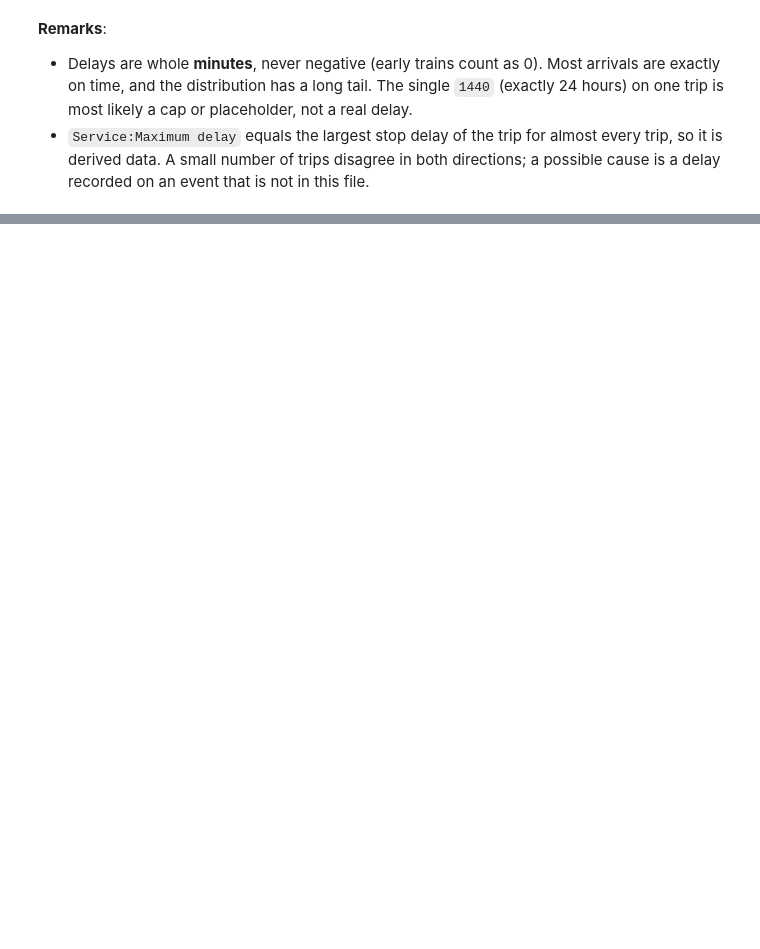
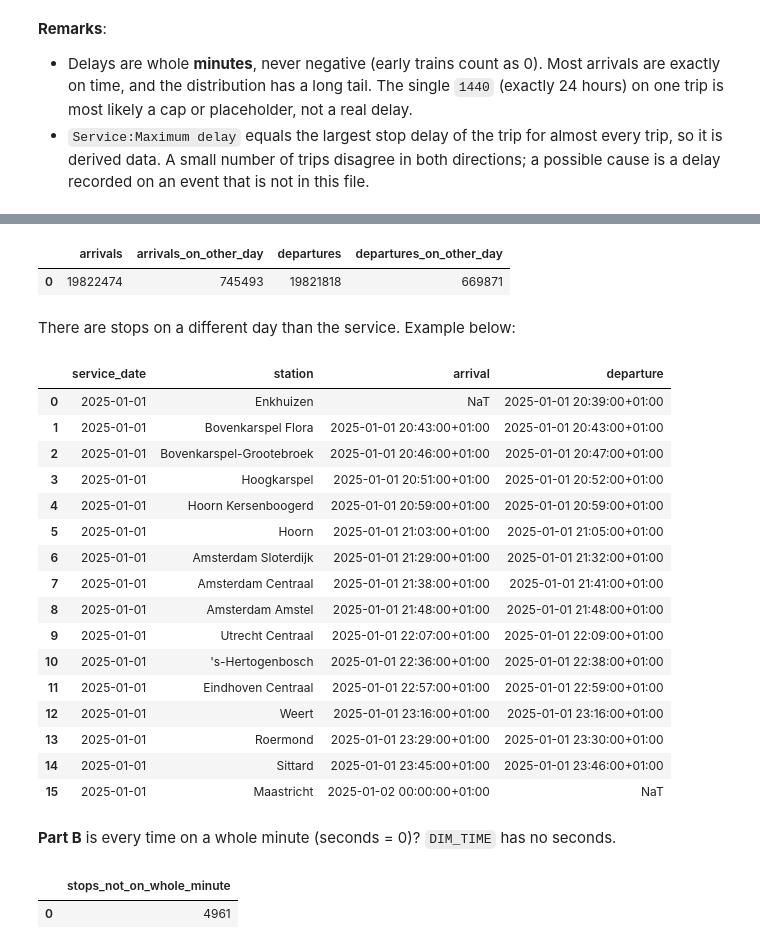
Before and after one commit to clavzno/mono4db, a Jupyter notebook: dutch_railway/notebooks/eda.ipynb, the cells around one changed output, grey strips where cells are left out. Cells and saved outputs as stored; diff of their text form; code cells hidden in the pictures; blank space fills up the shorter version.

```diff
--- a/dutch_railway/notebooks/eda.ipynb
+++ b/dutch_railway/notebooks/eda.ipynb
@@ -563,0 +641,13 @@ con.sql("""
+# %%
+pd.set_option("display.max_colwidth", None)  # show the full type combinations
+con.sql("""
+    WITH t AS (
+        SELECT "Service:Train number",
+               string_agg(DISTINCT "Service:Type", ' + ' ORDER BY "Service:Type") AS types,
+               count(DISTINCT "Service:Type")                                     AS n_types
+        FROM staged GROUP BY 1
+    )
+    SELECT types, count(*) AS train_numbers
+    FROM t WHERE n_types > 1
+    GROUP BY 1 ORDER BY train_numbers DESC LIMIT 10
+""").df()
@@ -563,0 +770,52 @@ con.sql("""
+# %%
+con.sql("""
+    SELECT count("Stop:Arrival time")                                                    AS arrivals,
+           count(*) FILTER (CAST("Stop:Arrival time" AS DATE) <> "Service:Date")         AS arrivals_on_other_day,
+           count("Stop:Departure time")                                                  AS departures,
+           count(*) FILTER (CAST("Stop:Departure time" AS DATE) <> "Service:Date")       AS departures_on_other_day
+    FROM staged
+""").df()
+# %% [output]
+|  | arrivals | arrivals_on_other_day | departures | departures_on_other_day |
+| 0 | 19822474 | 745493 | 19821818 | 669871 |
+# %% [markdown]
+There are stops on a different day than the service. Example below:
+# %%
+con.sql("""
+    SELECT "Service:Date" AS service_date, "Stop:Station name" AS station,
+           "Stop:Arrival time" AS arrival, "Stop:Departure time" AS departure
+    FROM staged
+    WHERE "Service:RDT-ID" = (SELECT min("Service:RDT-ID") FROM staged
+                              WHERE CAST("Stop:Arrival time" AS DATE) <> "Service:Date"
+                                AND "Service:Company" = 'NS' AND "Service:Type" = 'Intercity')
+    ORDER BY coalesce("Stop:Arrival time", "Stop:Departure time")
+""").df()
+# %% [output]
+|  | service_date | station | arrival | departure |
+| 0 | 2025-01-01 | Enkhuizen | NaT | 2025-01-01 20:39:00+01:00 |
+| 1 | 2025-01-01 | Bovenkarspel Flora | 2025-01-01 20:43:00+01:00 | 2025-01-01 20:43:00+01:00 |
+| 2 | 2025-01-01 | Bovenkarspel-Grootebroek | 2025-01-01 20:46:00+01:00 | 2025-01-01 20:47:00+01:00 |
+| 3 | 2025-01-01 | Hoogkarspel | 2025-01-01 20:51:00+01:00 | 2025-01-01 20:52:00+01:00 |
+| 4 | 2025-01-01 | Hoorn Kersenboogerd | 2025-01-01 20:59:00+01:00 | 2025-01-01 20:59:00+01:00 |
+| 5 | 2025-01-01 | Hoorn | 2025-01-01 21:03:00+01:00 | 2025-01-01 21:05:00+01:00 |
+| 6 | 2025-01-01 | Amsterdam Sloterdijk | 2025-01-01 21:29:00+01:00 | 2025-01-01 21:32:00+01:00 |
+| 7 | 2025-01-01 | Amsterdam Centraal | 2025-01-01 21:38:00+01:00 | 2025-01-01 21:41:00+01:00 |
+| 8 | 2025-01-01 | Amsterdam Amstel | 2025-01-01 21:48:00+01:00 | 2025-01-01 21:48:00+01:00 |
+| 9 | 2025-01-01 | Utrecht Centraal | 2025-01-01 22:07:00+01:00 | 2025-01-01 22:09:00+01:00 |
+| 10 | 2025-01-01 | 's-Hertogenbosch | 2025-01-01 22:36:00+01:00 | 2025-01-01 22:38:00+01:00 |
+| 11 | 2025-01-01 | Eindhoven Centraal | 2025-01-01 22:57:00+01:00 | 2025-01-01 22:59:00+01:00 |
+| 12 | 2025-01-01 | Weert | 2025-01-01 23:16:00+01:00 | 2025-01-01 23:16:00+01:00 |
+| 13 | 2025-01-01 | Roermond | 2025-01-01 23:29:00+01:00 | 2025-01-01 23:30:00+01:00 |
+| 14 | 2025-01-01 | Sittard | 2025-01-01 23:45:00+01:00 | 2025-01-01 23:46:00+01:00 |
+| 15 | 2025-01-01 | Maastricht | 2025-01-02 00:00:00+01:00 | NaT |
+# %% [markdown]
+**Part B** is every time on a whole minute (seconds = 0)? `DIM_TIME` has no seconds.
+# %%
+con.sql("""
+    SELECT count(*) FILTER (extract(second FROM "Stop:Arrival time") <> 0
+                         OR extract(second FROM "Stop:Departure time") <> 0) AS stops_not_on_whole_minute
+    FROM staged
+""").df()
+# %% [output]
+|  | stops_not_on_whole_minute |
+| 0 | 4961 |
```
Also changed, not shown: parts of 32 cells of this notebook.
